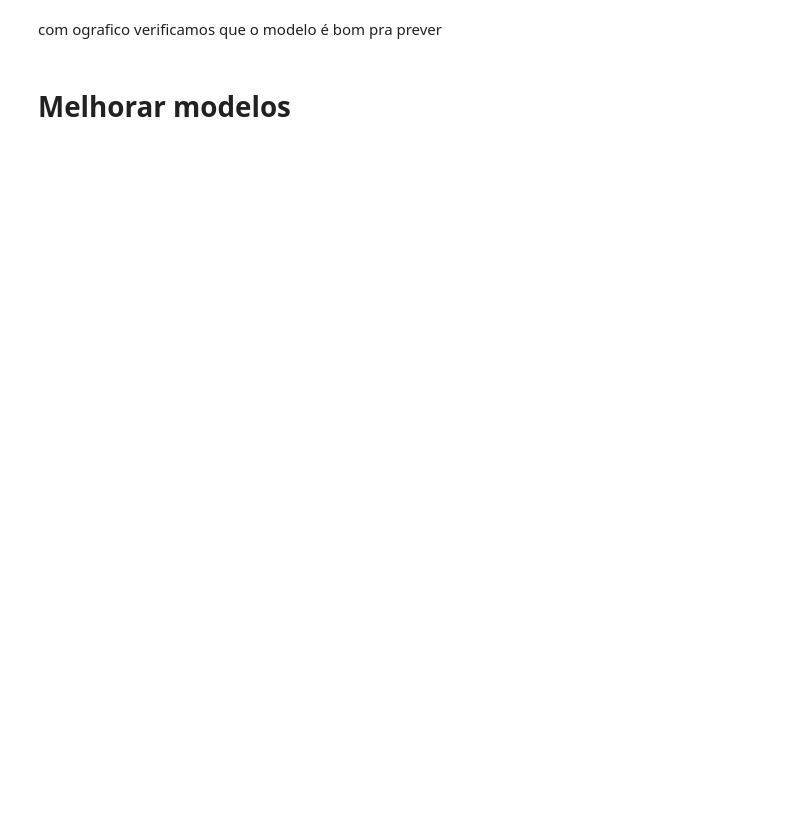
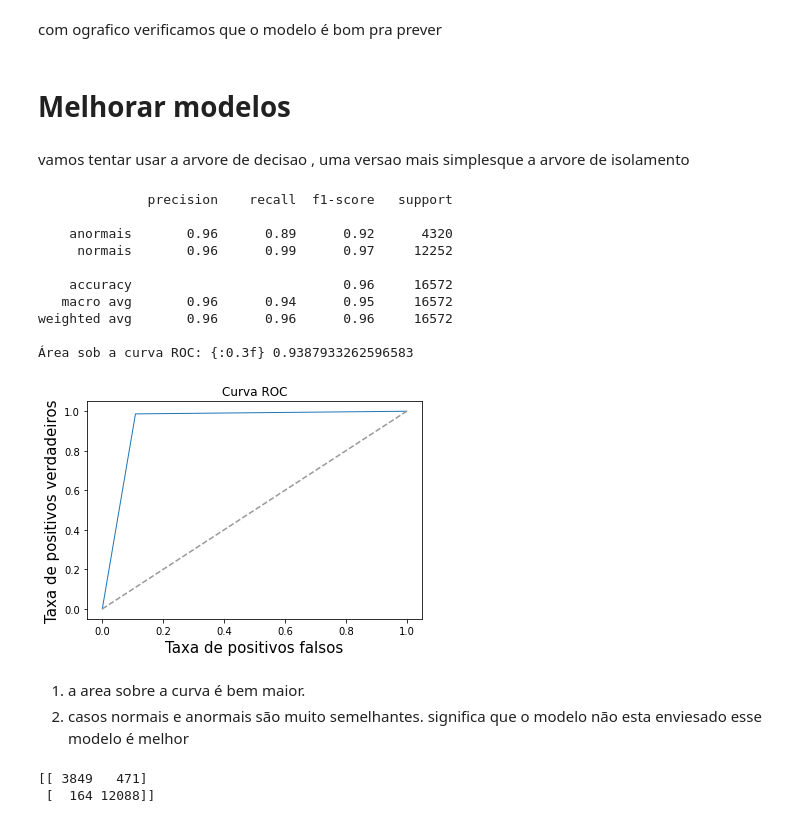
Before and after one commit to marcelogbrito/machine-learning-negocios, a Jupyter notebook: DeteccaoFraudes.ipynb, the cells around one changed output. Drawn from its saved outputs; the diff is of its cells as text; code cells hidden in the pictures; blank space fills up the shorter version.

```diff
--- a/DeteccaoFraudes.ipynb
+++ b/DeteccaoFraudes.ipynb
@@ -844,3 +854,58 @@ NameError: ignored
 com ografico verificamos que o modelo é bom pra prever
 # %% [markdown]
 # Melhorar modelos
+# %% [markdown]
+vamos tentar usar a arvore de decisao , uma versao mais simplesque a arvore de isolamento
+# %%
+#importa o classificador
+from sklearn.tree import DecisionTreeClassifier
+# semente inicial = 1
+decision_tree = DecisionTreeClassifier(random_state=1)
+decision_tree.fit(X_dev, Y_dev)
+
+Y_predicted = decision_tree.predict(X_eval)
+roc_auc = roc_auc_score(Y_eval, Y_predicted)
+#determinar as validações cruzadas
+cv_preds = decision_tree.predict(X_cv)
+#relatorio de classificação
+print(classification_report(Y_eval,
+                            Y_predicted,
+                            target_names=['anormais', 'normais']))
+#area sobre a curva
+print('Área sob a curva ROC: {:0.3f}', format(roc_auc))
+
+dt_probs = decision_tree.predict_proba(X_eval)
+fpr, tpr, threshold= roc_curve(Y_eval, Y_predicted)
+
+plt.plot(fpr, tpr, lw=1, label='ROC')
+plt.plot([0,1], [0,1], '--', color=[0.6, 0.6, 0.6], label='sorte')
+
+plt.xlim([-0.05, 1.05])
+plt.ylim([-0.05, 1.05])
+
+plt.xlabel('Taxa de positivos falsos', fontsize=15)
+plt.ylabel('Taxa de positivos verdadeiros', fontsize=15)
+plt.title('Curva ROC')
+
+plt.show()
+# %% [output]
+              precision    recall  f1-score   support
+
+    anormais       0.96      0.89      0.92      4320
+     normais       0.96      0.99      0.97     12252
+
+    accuracy                           0.96     16572
+   macro avg       0.96      0.94      0.95     16572
+weighted avg       0.96      0.96      0.96     16572
+
+Área sob a curva ROC: {:0.3f} 0.9387933262596583
+[figure, added]
+# %% [markdown]
+1) a area sobre a curva é bem maior.
+2) casos normais e anormais são muito semelhantes. significa que o modelo não esta enviesado
+esse modelo é melhor
+# %%
+print(confusion_matrix(Y_eval, Y_predicted))
+# %% [output]
+[[ 3849   471]
+ [  164 12088]]
```
Also changed, not shown: parts of 9 cells of this notebook.
